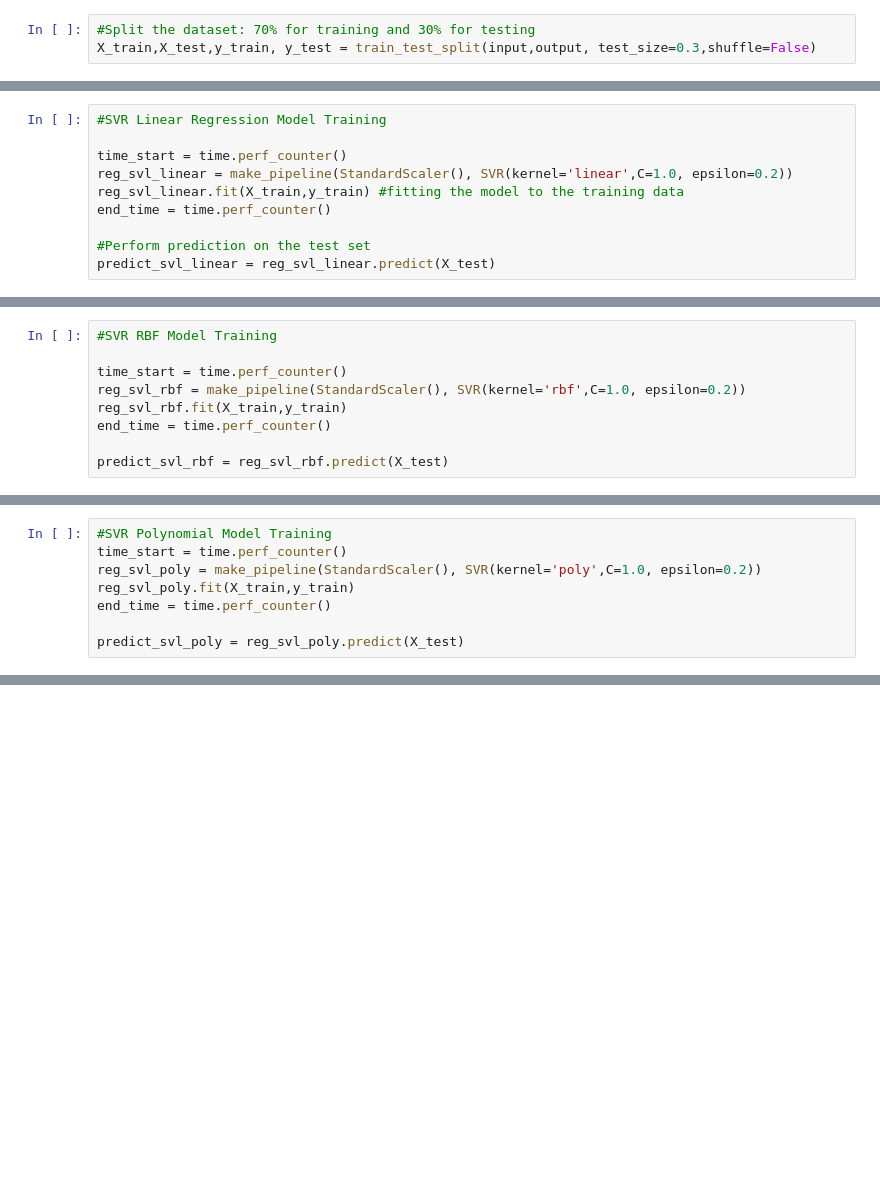
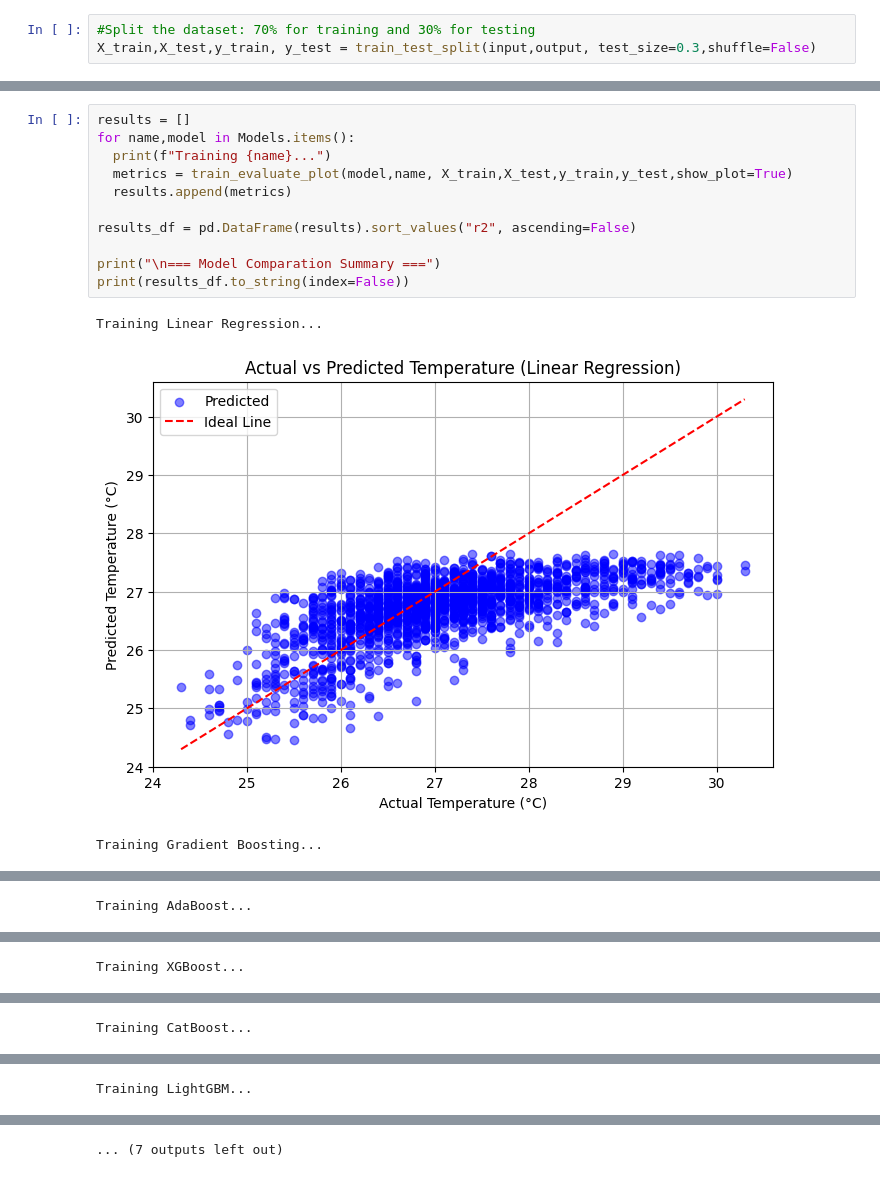
Before and after one commit to Payama01/comparative-regression-weather-makassar, a Jupyter notebook: notebooks/01_model_training_and_evaluation_7030.ipynb, the cells around one changed output, grey strips where cells are left out. Drawn from its saved outputs; the diff is of its cells as text; blank space fills up the shorter version.

Commit message:
Refactor Pipeline with Implementing DRY Principles

```diff
--- a/notebooks/01_model_training_and_evaluation_7030.ipynb
+++ b/notebooks/01_model_training_and_evaluation_7030.ipynb
@@ -402,10 +142,0 @@ plt.show()
-# %%
-#SVR Linear Regression Model Training
-
-time_start = time.perf_counter()
-reg_svl_linear = make_pipeline(StandardScaler(), SVR(kernel='linear',C=1.0, epsilon=0.2))
-reg_svl_linear.fit(X_train,y_train) #fitting the model to the training data
-end_time = time.perf_counter()
-
-#Perform prediction on the test set
-predict_svl_linear = reg_svl_linear.predict(X_test)
@@ -447,9 +142,0 @@ plt.show()
-# %%
-#SVR RBF Model Training
-
-time_start = time.perf_counter()
-reg_svl_rbf = make_pipeline(StandardScaler(), SVR(kernel='rbf',C=1.0, epsilon=0.2))
-reg_svl_rbf.fit(X_train,y_train)
-end_time = time.perf_counter()
-
-predict_svl_rbf = reg_svl_rbf.predict(X_test)
@@ -491,8 +142,0 @@ plt.show()
-# %%
-#SVR Polynomial Model Training
-time_start = time.perf_counter()
-reg_svl_poly = make_pipeline(StandardScaler(), SVR(kernel='poly',C=1.0, epsilon=0.2))
-reg_svl_poly.fit(X_train,y_train)
-end_time = time.perf_counter()
-
-predict_svl_poly = reg_svl_poly.predict(X_test)
@@ -533,0 +143,15 @@ plt.show()
+# %%
+results = []
+for name,model in Models.items():
+  print(f"Training {name}...")
+  metrics = train_evaluate_plot(model,name, X_train,X_test,y_train,y_test,show_plot=True)
+  results.append(metrics)
+
+results_df = pd.DataFrame(results).sort_values("r2", ascending=False)
+
+print("\n=== Model Comparation Summary ===")
+print(results_df.to_string(index=False))
+# %% [output]
+Training Linear Regression...
+[figure, added]
+Training Gradient Boosting...
@@ -533,0 +159 @@ plt.show()
+Training AdaBoost...
@@ -533,0 +161 @@ plt.show()
+Training XGBoost...
@@ -533,0 +163 @@ plt.show()
+Training CatBoost...
@@ -533,0 +165 @@ plt.show()
+Training LightGBM...
@@ -533,0 +167 @@ plt.show()
+... (7 outputs left out)
```
Also changed, not shown: parts of 28 cells of this notebook.
